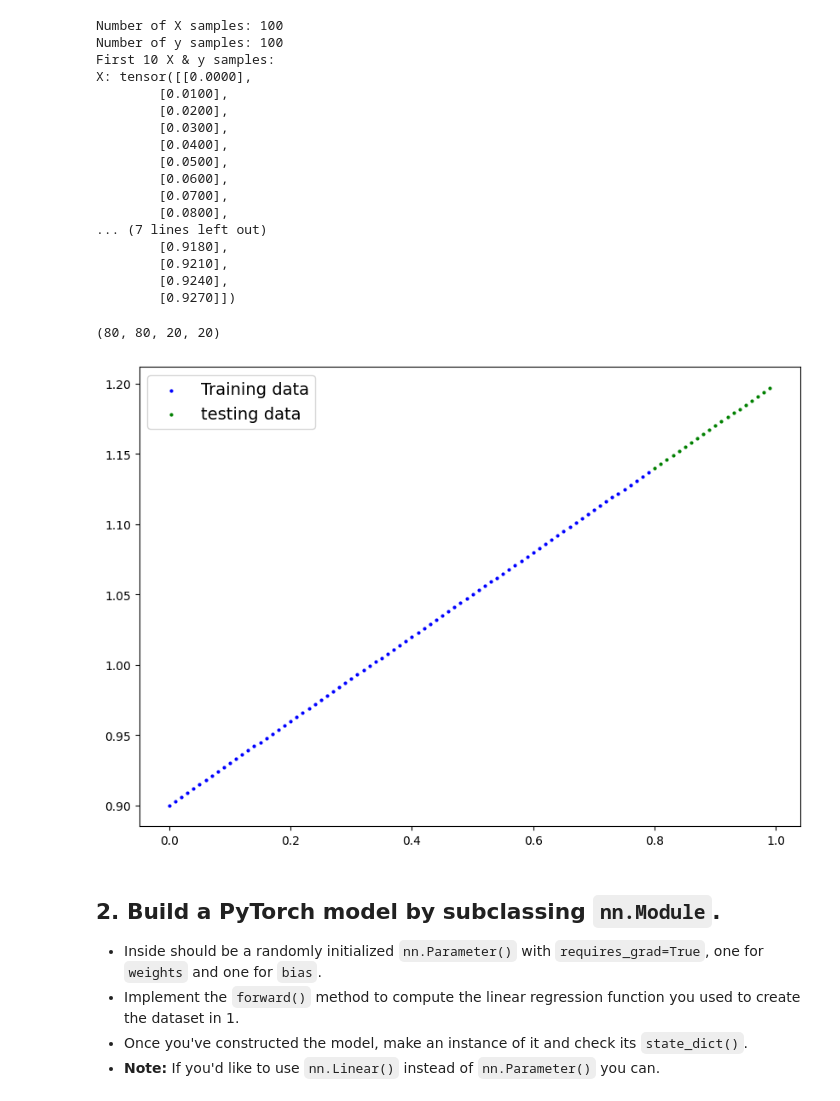
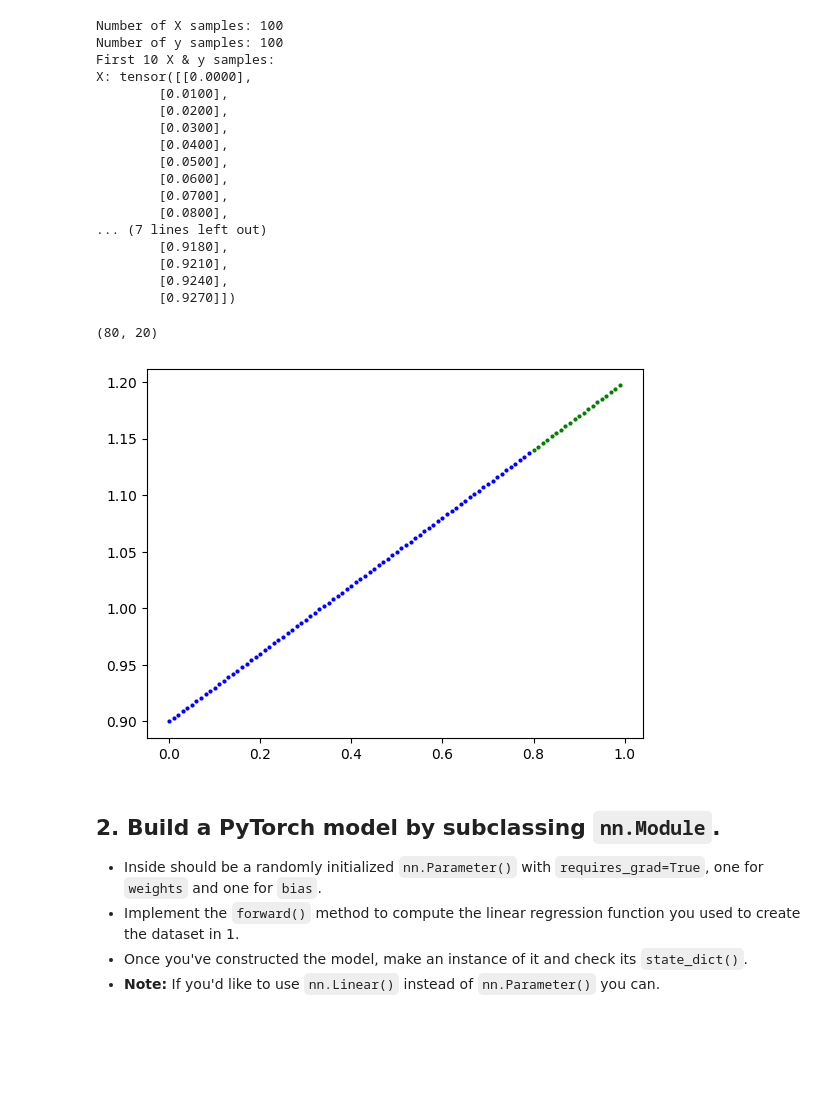
Before and after one commit to Manav010203/Quiz, a Jupyter notebook: extras/exercises/01_pytorch_workflow_exercises.ipynb, the cells around one changed output. Saved outputs shown, nothing was run; the diff lists cells and outputs as text; code cells hidden in the pictures; blank space fills up the shorter version.

```diff
--- a/extras/exercises/01_pytorch_workflow_exercises.ipynb
+++ b/extras/exercises/01_pytorch_workflow_exercises.ipynb
@@ -44,13 +44,14 @@ Of course the numbers in `X` and `y` may be different but ideally they're create
 # %%
 # Create the data parameters
 weight = 0.3
-bias = 0.9
+bias=0.9
 start =0
-end=1
+stop = 1
 step=0.01
 # Make X and y using linear regression feature
-X = torch.arange(start,end,step).unsqueeze(dim = 1)
-y = weight * X + bias
+X = torch.arange(start,stop,step).unsqueeze(dim=1)
+y=weight*X +bias
+
 print(f"Number of X samples: {len(X)}")
 print(f"Number of y samples: {len(y)}")
 print(f"First 10 X & y samples:\nX: {X[:10]}\ny: {y[:10]}")
@@ -74,31 +75,30 @@ X: tensor([[0.0000],
         [0.9270]])
 # %%
 # Split the data into training and testing
-train_split = int(0.8*len(X))
-x_train,y_train = X[:train_split],y[:train_split]
-x_test,y_test = X[train_split:],y[train_split:]
-len(x_train),len(y_train),len(x_test),len(y_test)
+train_split = int(len(X)*0.8)
+X_train,y_train = X[:train_split],y[:train_split]
+X_test,y_test = X[train_split:],y[train_split:]
-# %% [output]
-(80, 80, 20, 20)
+# %%
+len(X_train),len(X_test)
+# %% [output]
+(80, 20)
 # %%
 # Plot the training and testing data
-def plot_prediction(train_data=x_train,
-                    train_labels=y_train,
-                    test_data=x_test,
-                    test_labels=y_test,
-                    predictions=None):
+def plotprediction(train=X_train,
+                   label_train=y_train,
+                   test=X_test,
+                   label_test=y_test,
+                   predictions=None):
+  plt.scatter(train,label_train,c="b",s=4,label="Training data")
+  plt.scatter(test,label_test,c="g",s=4,label="testing data")
+  if predictions is not None:
+    plt.scatter(test,predictions,c="r",s=4,label="predictions")
+    plt.legend(prop={"size":14})
+  plt.show()
 
-  plt.figure(figsize=(10, 7))
-
-  plt.scatter(train_data, train_labels, c="b", s=4, label="Training data")
-  plt.scatter(test_data,test_labels,c='g',s=4 , label="testing data")
-  if predictions is not None:
-    plt.scatter(test_data,predictions,c='r',s=4 , label="predictions")
-  plt.legend(prop={"size": 14})
+plotprediction()
+# %% [output]
+[figure, added]
-# %%
-plot_prediction(x_train,y_train,x_test,y_test)
-# %% [output]
-[figure, removed]
 # %% [markdown]
 ## 2. Build a PyTorch model by subclassing `nn.Module`.
   * Inside should be a randomly initialized `nn.Parameter()` with `requires_grad=True`, one for `weights` and one for `bias`.
```
Also changed, not shown: parts of 14 cells of this notebook.
